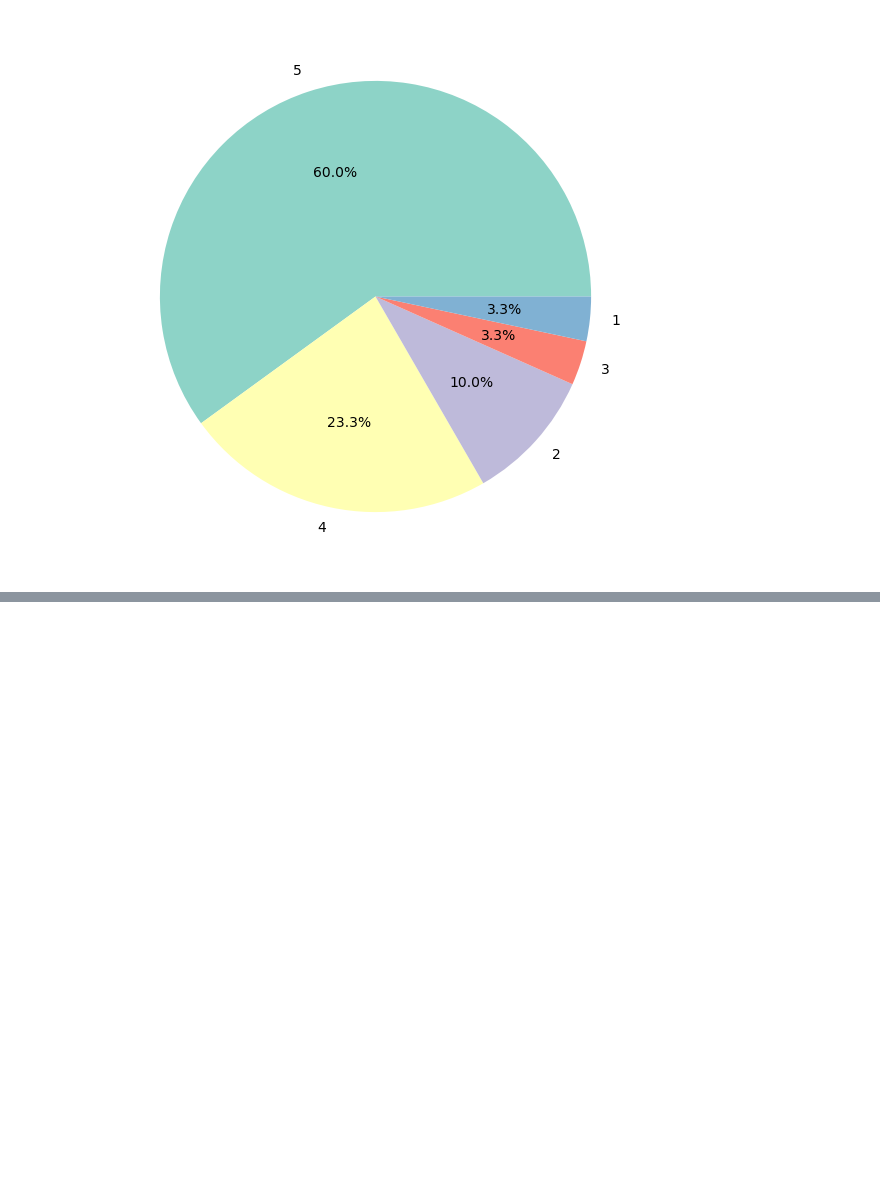
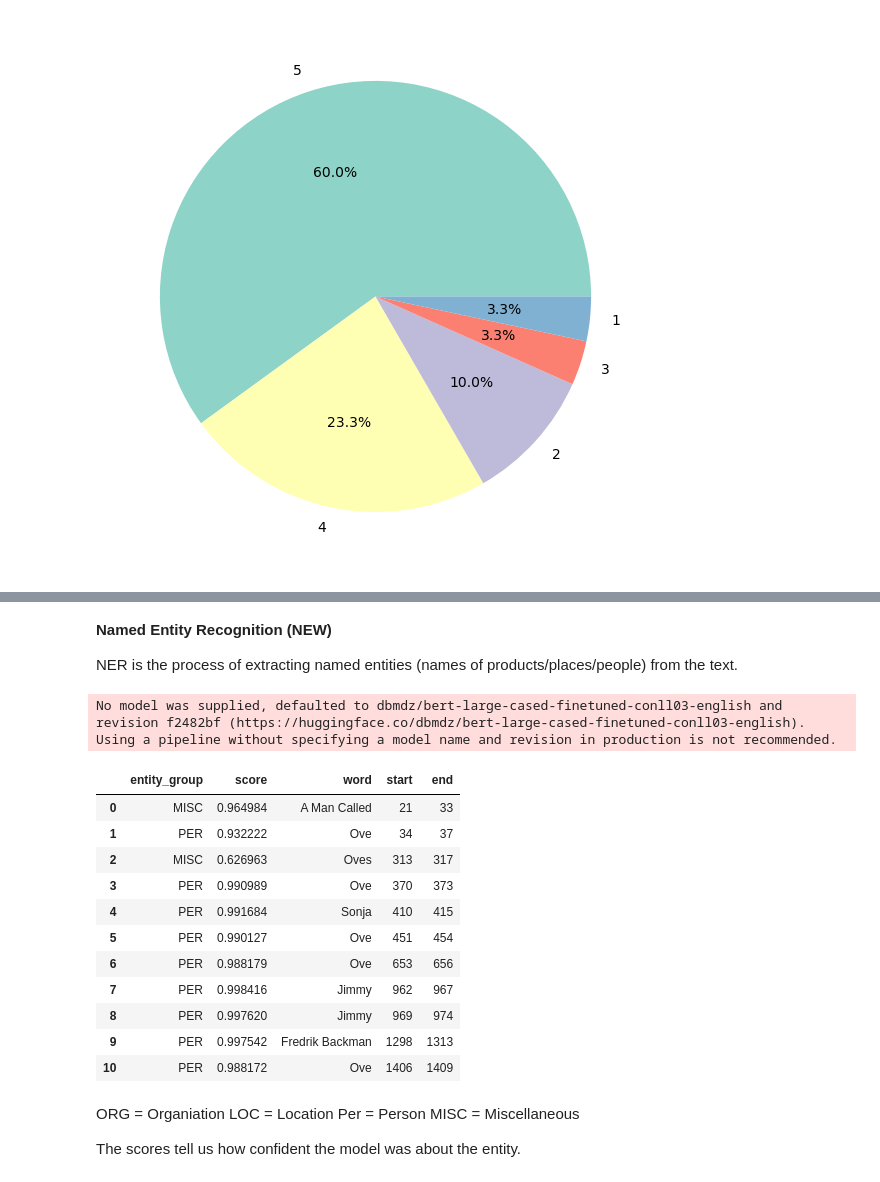
Before and after one commit to karinasaunders/Reviews-Data, a Jupyter notebook: a-man-called-ove-goodreads-reviews.ipynb, the cells around one changed output, grey strips where cells are left out. Drawn from its saved outputs; the diff is of its cells as text; code cells hidden in the pictures; blank space fills up the shorter version.

Commit message:
Kaggle Notebook | A Man Called Ove - Goodreads reviews | Version 9

```diff
--- a/a-man-called-ove-goodreads-reviews.ipynb
+++ b/a-man-called-ove-goodreads-reviews.ipynb
@@ -70,0 +132,2 @@ plt.show()
+# %%
+text = ove_df.Text[16]
@@ -70,0 +143,30 @@ plt.show()
+# %% [markdown]
+**Named Entity Recognition (NEW)**
+
+NER is the process of extracting named entities (names of products/places/people) from the text.
+# %%
+ner_tagger = pipeline("ner", aggregation_strategy = "simple")
+outputs = ner_tagger(text)
+pd.DataFrame.from_records(outputs)
+# %% [output]
+No model was supplied, defaulted to dbmdz/bert-large-cased-finetuned-conll03-english and revision f2482bf (https://huggingface.co/dbmdz/bert-large-cased-finetuned-conll03-english).
+Using a pipeline without specifying a model name and revision in production is not recommended.
+|  | entity_group | score | word | start | end |
+| 0 | MISC | 0.964984 | A Man Called | 21 | 33 |
+| 1 | PER | 0.932222 | Ove | 34 | 37 |
+| 2 | MISC | 0.626963 | Oves | 313 | 317 |
+| 3 | PER | 0.990989 | Ove | 370 | 373 |
+| 4 | PER | 0.991684 | Sonja | 410 | 415 |
+| 5 | PER | 0.990127 | Ove | 451 | 454 |
+| 6 | PER | 0.988179 | Ove | 653 | 656 |
+| 7 | PER | 0.998416 | Jimmy | 962 | 967 |
+| 8 | PER | 0.997620 | Jimmy | 969 | 974 |
+| 9 | PER | 0.997542 | Fredrik Backman | 1298 | 1313 |
+| 10 | PER | 0.988172 | Ove | 1406 | 1409 |
+# %% [markdown]
+ORG = Organiation
+LOC = Location
+Per = Person
+MISC = Miscellaneous
+
+The scores tell us how confident the model was about the entity.
```
Also changed, not shown: parts of 7 cells of this notebook.
